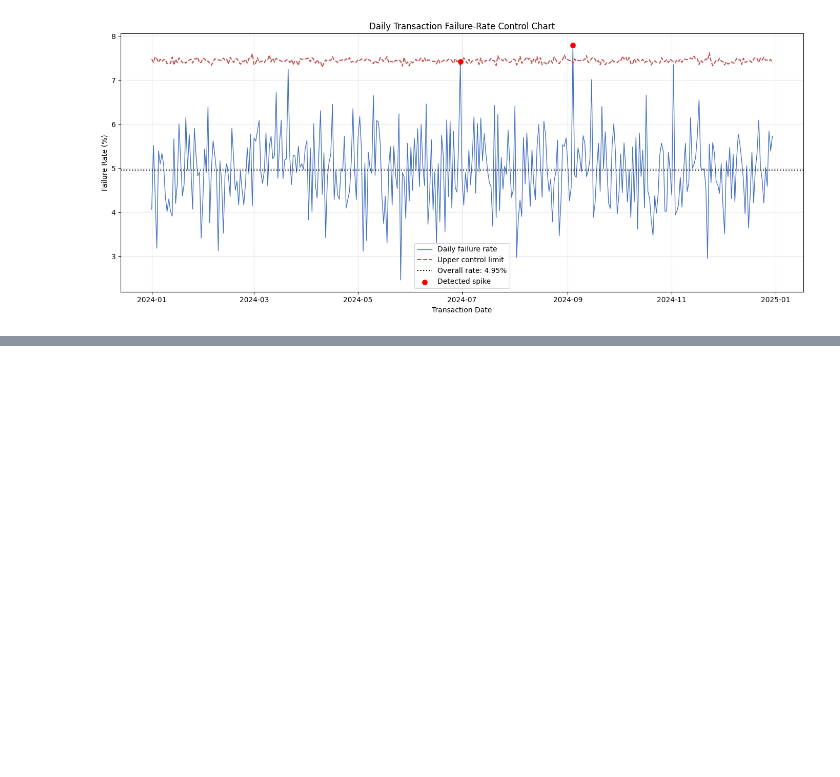
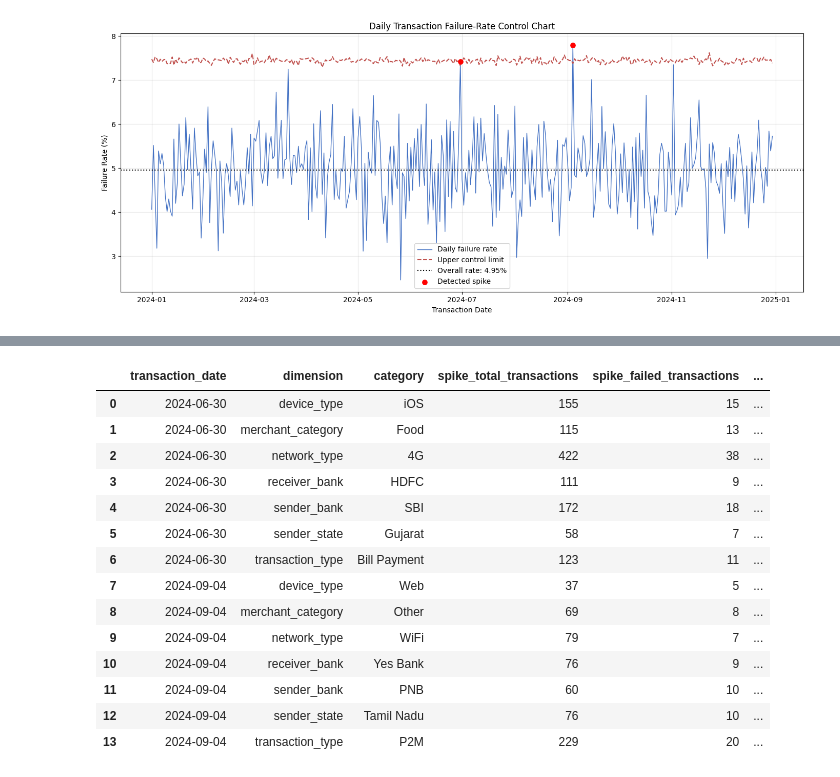
Before and after one commit to KaviyaVelmurugan/upi-transaction-intelligence-platform, a Jupyter notebook: notebooks/02_eda.ipynb, the cells around one changed output, grey strips where cells are left out. Saved outputs shown, nothing was run; the diff lists cells and outputs as text; code cells hidden in the pictures; blank space fills up the shorter version.

```diff
--- a/notebooks/02_eda.ipynb
+++ b/notebooks/02_eda.ipynb
@@ -2744,0 +3023,51 @@ plt.show()
+# %%
+root_cause_candidates = (
+    root_cause_detail[
+        root_cause_detail["spike_total_transactions"] >= 30
+    ]
+    .sort_values(
+        [
+            "transaction_date",
+            "dimension",
+            "failure_rate_lift_pp",
+            "spike_failed_transactions"
+        ],
+        ascending=[True, True, False, False]
+    )
+    .groupby(
+        ["transaction_date", "dimension"],
+        as_index=False
+    )
+    .head(1)
+    .reset_index(drop=True)
+)
+
+root_cause_candidates[
+    [
+        "transaction_date",
+        "dimension",
+        "category",
+        "spike_total_transactions",
+        "spike_failed_transactions",
+        "spike_failure_rate_percentage",
+        "baseline_failure_rate_percentage",
+        "failure_rate_lift_pp",
+        "spike_failure_share_percentage"
+    ]
+].round(2)
+# %% [output]
+|  | transaction_date | dimension | category | spike_total_transactions | spike_failed_transactions | ... |
+| 0 | 2024-06-30 | device_type | iOS | 155 | 15 | ... |
+| 1 | 2024-06-30 | merchant_category | Food | 115 | 13 | ... |
+| 2 | 2024-06-30 | network_type | 4G | 422 | 38 | ... |
+| 3 | 2024-06-30 | receiver_bank | HDFC | 111 | 9 | ... |
+| 4 | 2024-06-30 | sender_bank | SBI | 172 | 18 | ... |
+| 5 | 2024-06-30 | sender_state | Gujarat | 58 | 7 | ... |
+| 6 | 2024-06-30 | transaction_type | Bill Payment | 123 | 11 | ... |
+| 7 | 2024-09-04 | device_type | Web | 37 | 5 | ... |
+| 8 | 2024-09-04 | merchant_category | Other | 69 | 8 | ... |
+| 9 | 2024-09-04 | network_type | WiFi | 79 | 7 | ... |
+| 10 | 2024-09-04 | receiver_bank | Yes Bank | 76 | 9 | ... |
+| 11 | 2024-09-04 | sender_bank | PNB | 60 | 10 | ... |
+| 12 | 2024-09-04 | sender_state | Tamil Nadu | 76 | 10 | ... |
+| 13 | 2024-09-04 | transaction_type | P2M | 229 | 20 | ... |
```
Also changed, not shown: parts of 6 cells of this notebook, 1 other file.
